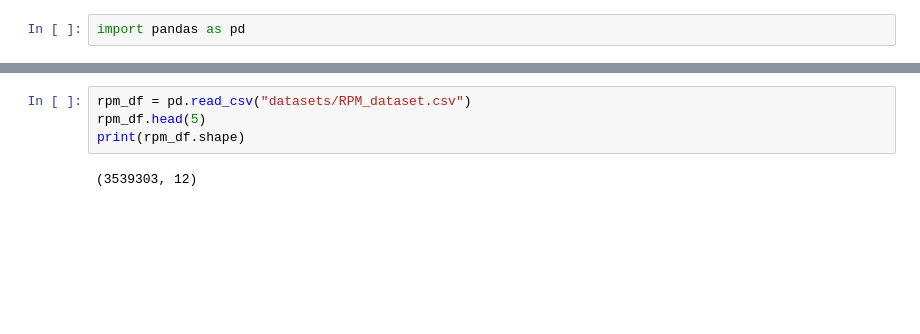
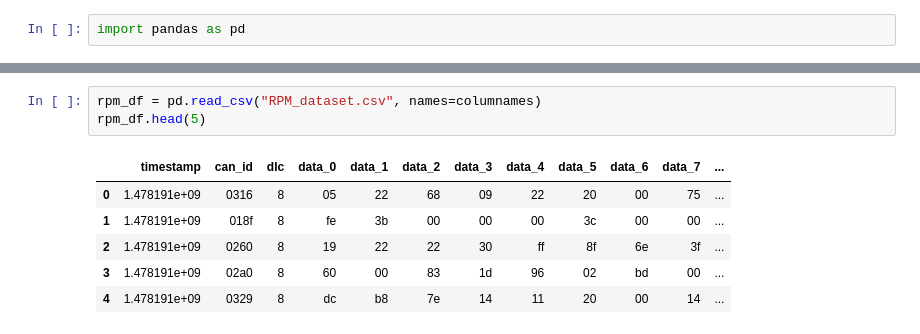
Before and after one commit to henriquelouz/csrd-cavs-attack-classification-benchmarking, a Jupyter notebook: CAV_attack_classification_benchmarking.ipynb, the cells around one changed output, grey strips where cells are left out. Cells and saved outputs as stored; diff of their text form; blank space fills up the shorter version.

```diff
--- a/CAV_attack_classification_benchmarking.ipynb
+++ b/CAV_attack_classification_benchmarking.ipynb
@@ -35,6 +63,10 @@ gear_df.head(5)
 # %%
-rpm_df = pd.read_csv("datasets/RPM_dataset.csv")
+rpm_df = pd.read_csv("RPM_dataset.csv", names=columnames)
 rpm_df.head(5)
-print(rpm_df.shape)
 # %% [output]
-(3539303, 12)
+|  | timestamp | can_id | dlc | data_0 | data_1 | data_2 | data_3 | data_4 | data_5 | data_6 | data_7 | ... |
+| 0 | 1.478191e+09 | 0316 | 8 | 05 | 22 | 68 | 09 | 22 | 20 | 00 | 75 | ... |
+| 1 | 1.478191e+09 | 018f | 8 | fe | 3b | 00 | 00 | 00 | 3c | 00 | 00 | ... |
+| 2 | 1.478191e+09 | 0260 | 8 | 19 | 22 | 22 | 30 | ff | 8f | 6e | 3f | ... |
+| 3 | 1.478191e+09 | 02a0 | 8 | 60 | 00 | 83 | 1d | 96 | 02 | bd | 00 | ... |
+| 4 | 1.478191e+09 | 0329 | 8 | dc | b8 | 7e | 14 | 11 | 20 | 00 | 14 | ... |
```
Also changed, not shown: parts of 12 cells of this notebook.
